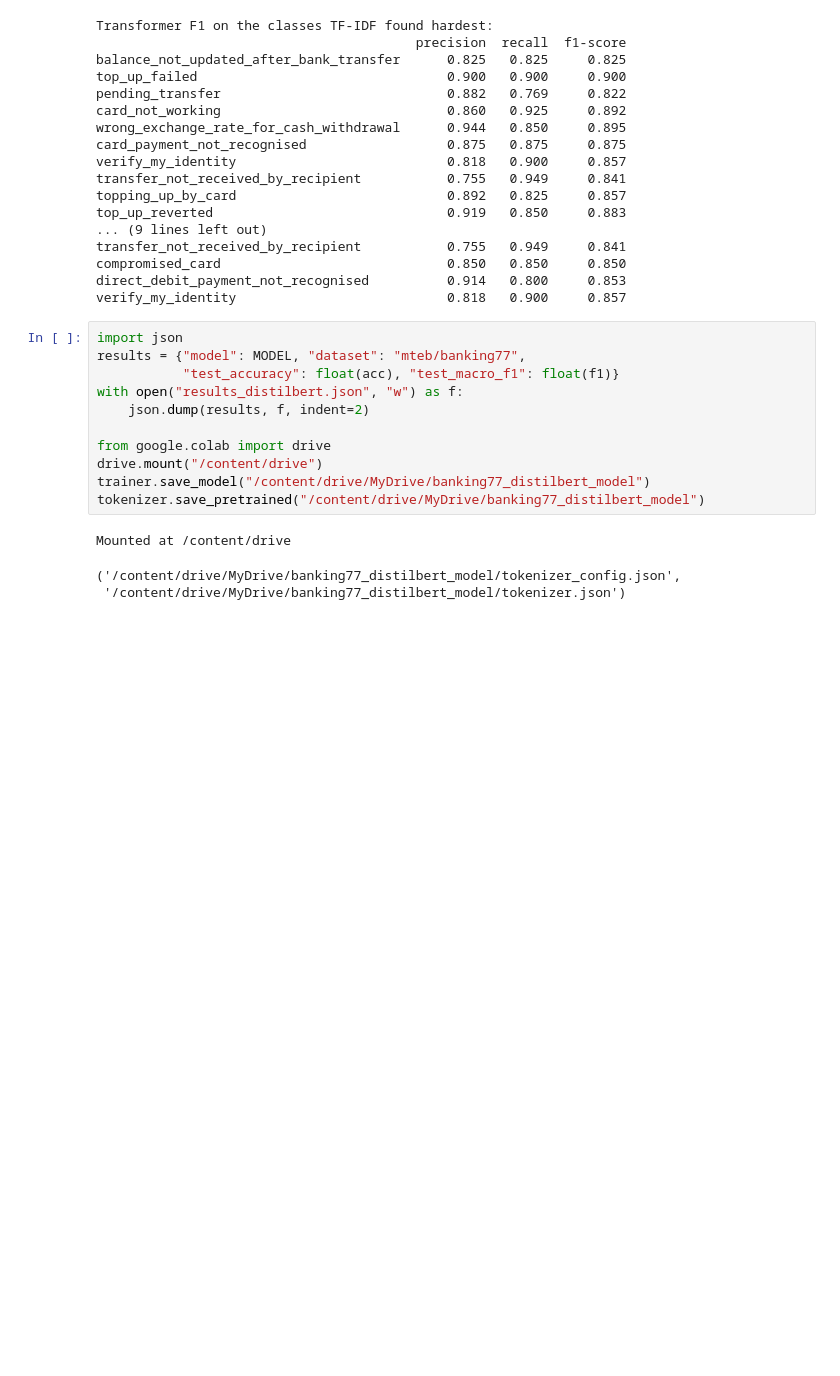
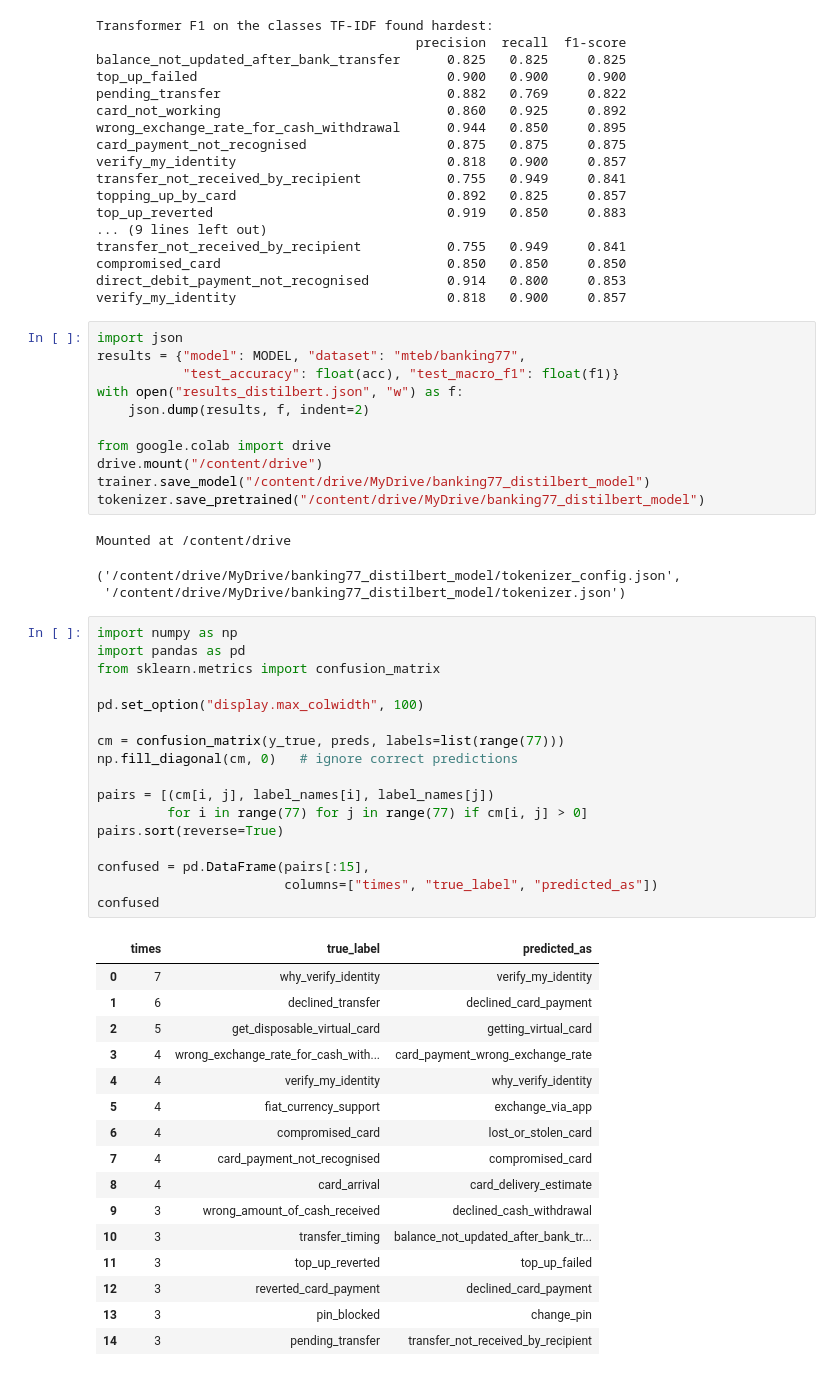
Before and after one commit to MithunKaveriappa/banking-intent-classifier, a Jupyter notebook: notebooks/02_finetune_distilbert.ipynb, the cells around one changed output. Saved outputs shown, nothing was run; the diff lists cells and outputs as text; blank space fills up the shorter version.

```diff
--- a/notebooks/02_finetune_distilbert.ipynb
+++ b/notebooks/02_finetune_distilbert.ipynb
@@ -209,3 +209,37 @@ tokenizer.save_pretrained("/content/drive/MyDrive/banking77_distilbert_model")
 Mounted at /content/drive
 ('/content/drive/MyDrive/banking77_distilbert_model/tokenizer_config.json',
  '/content/drive/MyDrive/banking77_distilbert_model/tokenizer.json')
+# %%
+import numpy as np
+import pandas as pd
+from sklearn.metrics import confusion_matrix
+
+pd.set_option("display.max_colwidth", 100)
+
+cm = confusion_matrix(y_true, preds, labels=list(range(77)))
+np.fill_diagonal(cm, 0)   # ignore correct predictions
+
+pairs = [(cm[i, j], label_names[i], label_names[j])
+         for i in range(77) for j in range(77) if cm[i, j] > 0]
+pairs.sort(reverse=True)
+
+confused = pd.DataFrame(pairs[:15],
+                        columns=["times", "true_label", "predicted_as"])
+confused
+# %% [output]
+|  | times | true_label | predicted_as |
+| 0 | 7 | why_verify_identity | verify_my_identity |
+| 1 | 6 | declined_transfer | declined_card_payment |
+| 2 | 5 | get_disposable_virtual_card | getting_virtual_card |
+| 3 | 4 | wrong_exchange_rate_for_cash_with... | card_payment_wrong_exchange_rate |
+| 4 | 4 | verify_my_identity | why_verify_identity |
+| 5 | 4 | fiat_currency_support | exchange_via_app |
+| 6 | 4 | compromised_card | lost_or_stolen_card |
+| 7 | 4 | card_payment_not_recognised | compromised_card |
+| 8 | 4 | card_arrival | card_delivery_estimate |
+| 9 | 3 | wrong_amount_of_cash_received | declined_cash_withdrawal |
+| 10 | 3 | transfer_timing | balance_not_updated_after_bank_tr... |
+| 11 | 3 | top_up_reverted | top_up_failed |
+| 12 | 3 | reverted_card_payment | declined_card_payment |
+| 13 | 3 | pin_blocked | change_pin |
+| 14 | 3 | pending_transfer | transfer_not_received_by_recipient |
```
Also changed, not shown: parts of 7 cells of this notebook, 2 other files.
